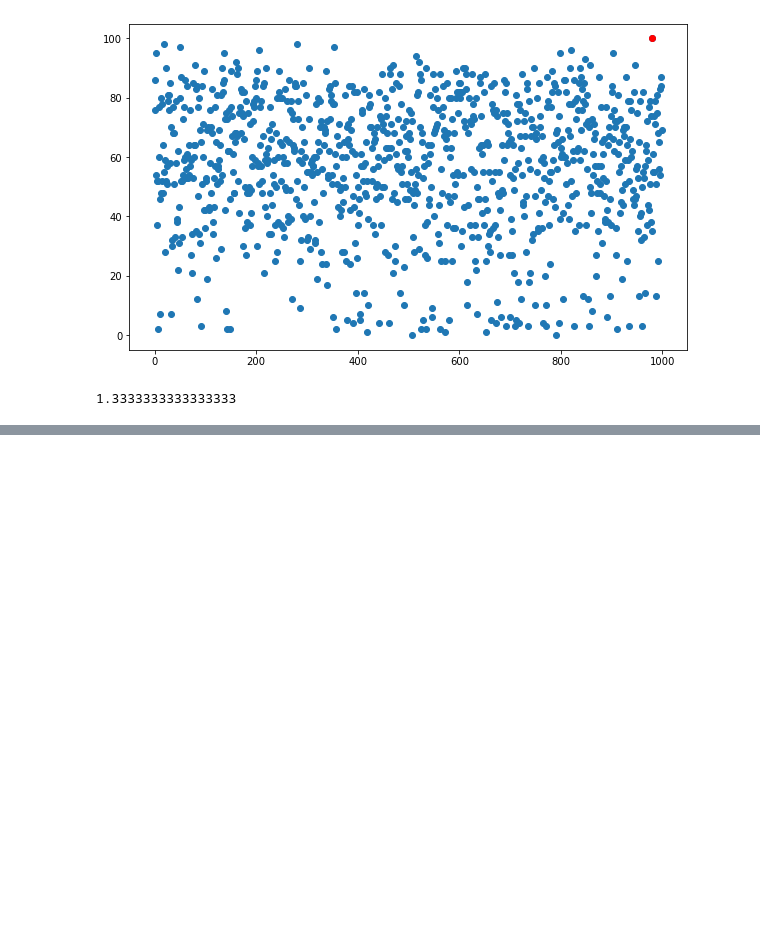
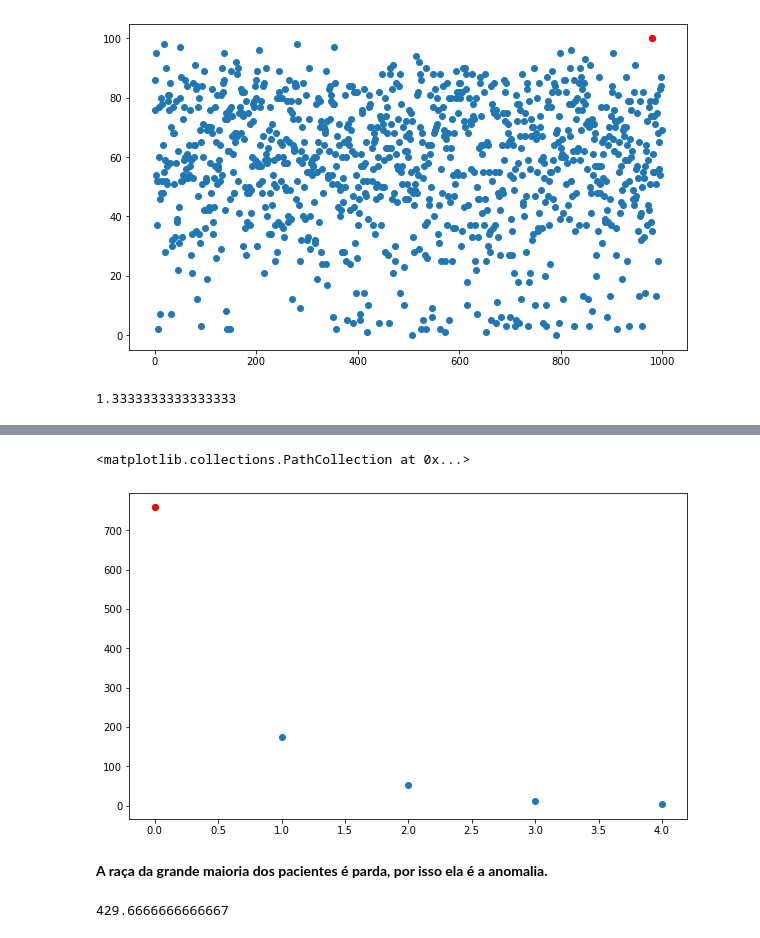
Before and after one commit to endhel/SRAG-Agrupamento-Deteccao-De-Anomalia, a Jupyter notebook: SRAG-Agrupamento-Deteccao-Anomalias.ipynb, the cells around one changed output, grey strips where cells are left out. Drawn from its saved outputs; the diff is of its cells as text; code cells hidden in the pictures; blank space fills up the shorter version.

```diff
--- a/SRAG-Agrupamento-Deteccao-Anomalias.ipynb
+++ b/SRAG-Agrupamento-Deteccao-Anomalias.ipynb
@@ -1017,0 +1051,15 @@ distancias[980].mean()
+# %%
+# Gráfico de dispersão para observar a anomalia.
+plt.figure(figsize=(10,6))
+plt.scatter(range(df_racas.shape[0]), df_racas['CS_RACA'])
+plt.scatter(outlier_index, outlier.CS_RACA, color='r')
+# %% [output]
+<matplotlib.collections.PathCollection at 0x...>
+[figure, added]
+# %% [markdown]
+**A raça da grande maioria dos pacientes é parda, por isso ela é a anomalia.**
+# %%
+# Grau de estranheza
+distancias[0].mean()
+# %% [output]
+429.6666666666667
```
Also changed, not shown: parts of 9 cells of this notebook.
